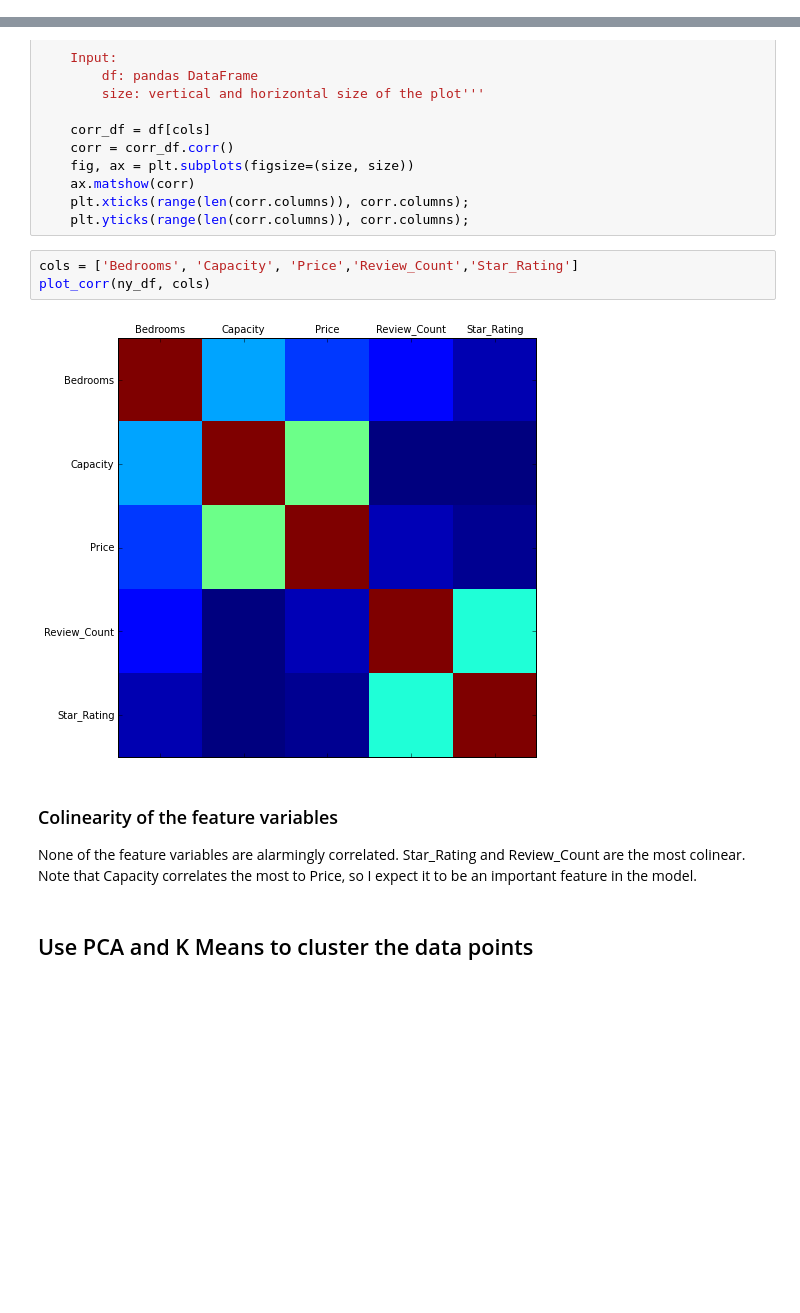
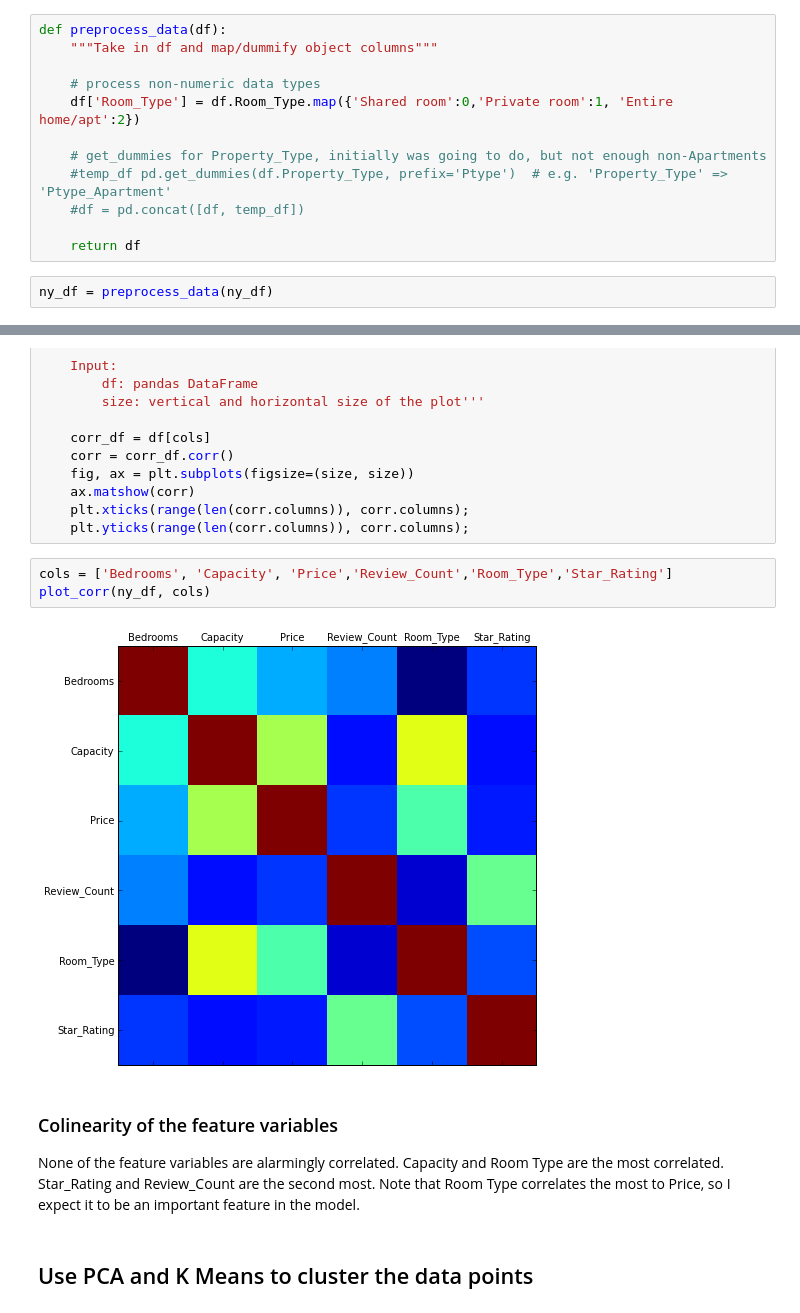
Before and after one commit to peacing/bkds-datachallenge-singman-paul, a Jupyter notebook: case-study-explore.ipynb, the cells around one changed output, grey strips where cells are left out. Saved outputs shown, nothing was run; the diff lists cells and outputs as text; blank space fills up the shorter version.

```diff
--- a/case-study-explore.ipynb
+++ b/case-study-explore.ipynb
@@ -23,0 +50,14 @@ ny_df.head()
+# %%
+def preprocess_data(df):
+    """Take in df and map/dummify object columns"""
+
+    # process non-numeric data types
+    df['Room_Type'] = df.Room_Type.map({'Shared room':0,'Private room':1, 'Entire home/apt':2})
+
+    # get_dummies for Property_Type, initially was going to do, but not enough non-Apartments
+    #temp_df pd.get_dummies(df.Property_Type, prefix='Ptype')  # e.g. 'Property_Type' => 'Ptype_Apartment'
+    #df = pd.concat([df, temp_df])
+
+    return df
+# %%
+ny_df = preprocess_data(ny_df)
@@ -66,13 +113,13 @@ def plot_corr(df,cols,size=7.5):
     plt.xticks(range(len(corr.columns)), corr.columns);
     plt.yticks(range(len(corr.columns)), corr.columns);
 # %%
-cols = ['Bedrooms', 'Capacity', 'Price','Review_Count','Star_Rating']
+cols = ['Bedrooms', 'Capacity', 'Price','Review_Count','Room_Type','Star_Rating']
 plot_corr(ny_df, cols)
 # %% [output]
-[figure, old version]
+[figure, new version]
 # %% [markdown]
 ### Colinearity of the feature variables
 
-None of the feature variables are alarmingly correlated. Star_Rating and Review_Count are the most colinear. Note that Capacity correlates the most to Price, so I expect it to be an important feature in the model.
+None of the feature variables are alarmingly correlated. Capacity and Room Type are the most correlated. Star_Rating and Review_Count are the second most. Note that Room Type correlates the most to Price, so I expect it to be an important feature in the model.
 # %% [markdown]
 ## Use PCA and K Means to cluster the data points
```
Also changed, not shown: parts of 16 cells of this notebook.
